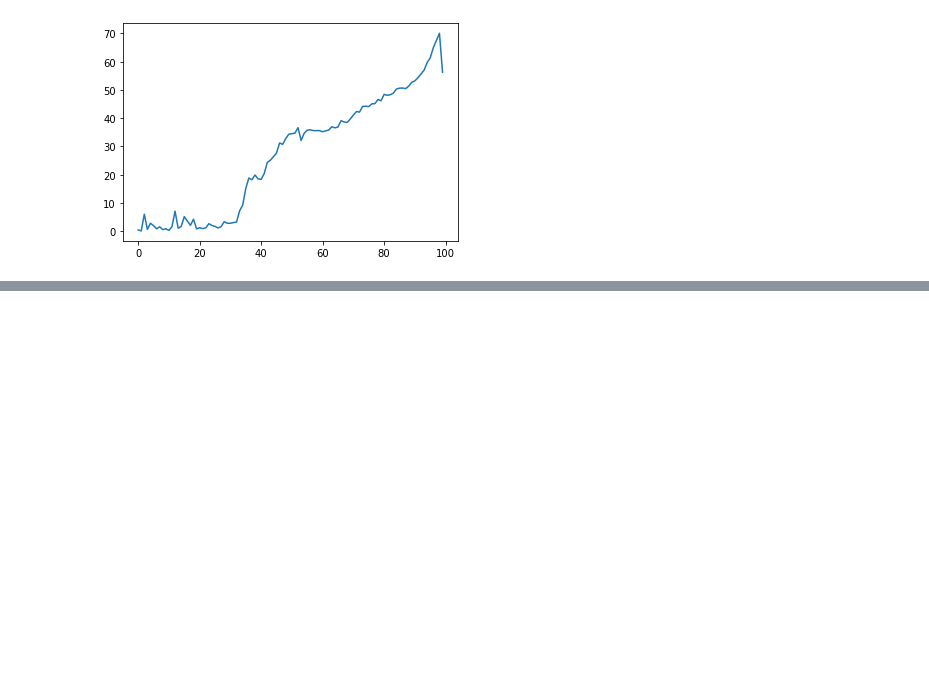
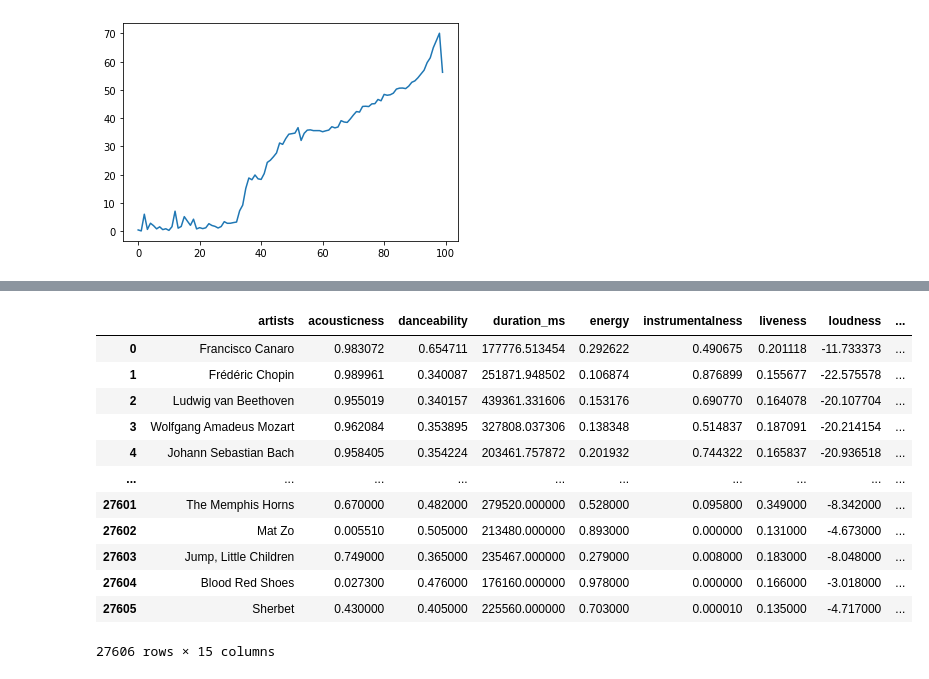
Before and after one commit to yamaceay/spotify, a Jupyter notebook: 2020_dataset/setup.ipynb, the cells around one changed output, grey strips where cells are left out. Drawn from its saved outputs; the diff is of its cells as text; code cells hidden in the pictures; blank space fills up the shorter version.

```diff
--- a/2020_dataset/setup.ipynb
+++ b/2020_dataset/setup.ipynb
@@ -347,3 +314,21 @@ def memorizer(step):
         find_genres(x).to_csv("data/data_("+str(step)+").csv")
 # %%
 memorizer(1)
+# %%
+import pandas as pd
+dfx = pd.read_csv("data_by_artist.csv")
+dfx
+# %% [output]
+|  | artists | acousticness | danceability | duration_ms | energy | instrumentalness | liveness | loudness | ... |
+| 0 | Francisco Canaro | 0.983072 | 0.654711 | 177776.513454 | 0.292622 | 0.490675 | 0.201118 | -11.733373 | ... |
+| 1 | Frédéric Chopin | 0.989961 | 0.340087 | 251871.948502 | 0.106874 | 0.876899 | 0.155677 | -22.575578 | ... |
+| 2 | Ludwig van Beethoven | 0.955019 | 0.340157 | 439361.331606 | 0.153176 | 0.690770 | 0.164078 | -20.107704 | ... |
+| 3 | Wolfgang Amadeus Mozart | 0.962084 | 0.353895 | 327808.037306 | 0.138348 | 0.514837 | 0.187091 | -20.214154 | ... |
+| 4 | Johann Sebastian Bach | 0.958405 | 0.354224 | 203461.757872 | 0.201932 | 0.744322 | 0.165837 | -20.936518 | ... |
+| ... | ... | ... | ... | ... | ... | ... | ... | ... | ... |
+| 27601 | The Memphis Horns | 0.670000 | 0.482000 | 279520.000000 | 0.528000 | 0.095800 | 0.349000 | -8.342000 | ... |
+| 27602 | Mat Zo | 0.005510 | 0.505000 | 213480.000000 | 0.893000 | 0.000000 | 0.131000 | -4.673000 | ... |
+| 27603 | Jump, Little Children | 0.749000 | 0.365000 | 235467.000000 | 0.279000 | 0.008000 | 0.183000 | -8.048000 | ... |
+| 27604 | Blood Red Shoes | 0.027300 | 0.476000 | 176160.000000 | 0.978000 | 0.000000 | 0.166000 | -3.018000 | ... |
+| 27605 | Sherbet | 0.430000 | 0.405000 | 225560.000000 | 0.703000 | 0.000010 | 0.135000 | -4.717000 | ... |
+27606 rows × 15 columns
```
Also changed, not shown: parts of 22 cells of this notebook, 6 other files.
